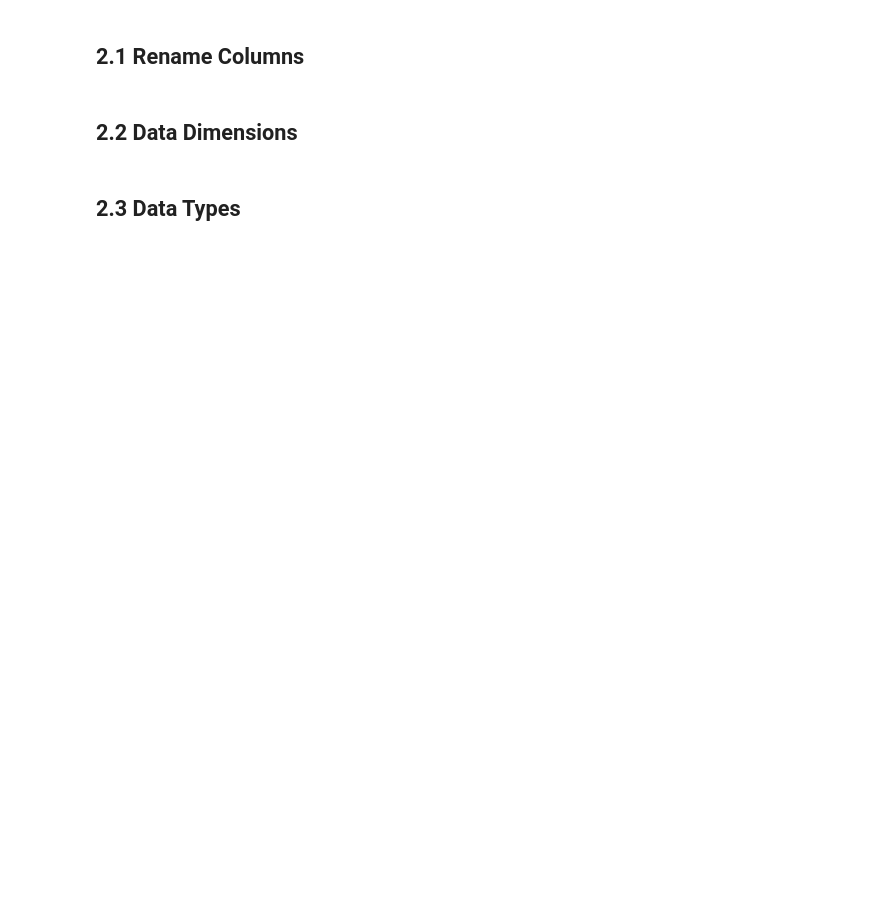
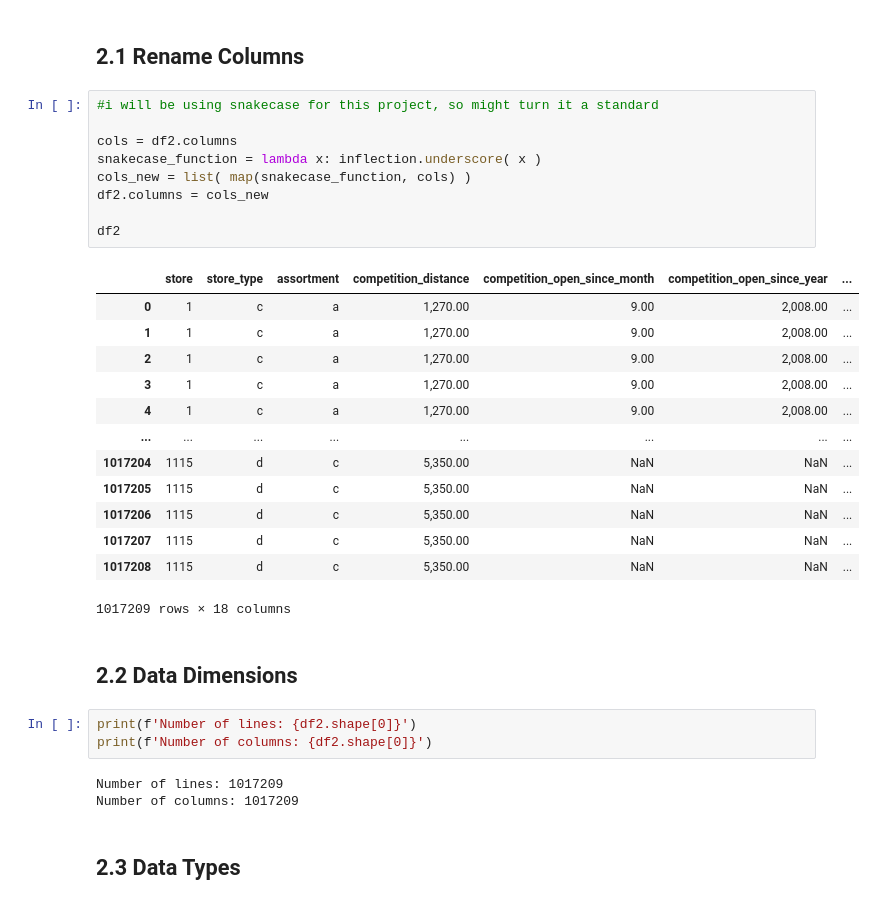
Before and after one commit to rafael-asousa/Sales-Prediction, a Jupyter notebook: notebook/Notebook-Sales-Prediction.ipynb, the cells around one changed output. Saved outputs shown, nothing was run; the diff lists cells and outputs as text; blank space fills up the shorter version.

```diff
--- a/notebook/Notebook-Sales-Prediction.ipynb
+++ b/notebook/Notebook-Sales-Prediction.ipynb
@@ -9,6 +42,35 @@
 # %% [markdown]
 ## 2.1 Rename Columns
+# %%
+#i will be using snakecase for this project, so might turn it a standard
+
+cols = df2.columns
+snakecase_function = lambda x: inflection.underscore( x )
+cols_new = list( map(snakecase_function, cols) )
+df2.columns = cols_new
+
+df2
+# %% [output]
+|  | store | store_type | assortment | competition_distance | competition_open_since_month | competition_open_since_year | ... |
+| 0 | 1 | c | a | 1,270.00 | 9.00 | 2,008.00 | ... |
+| 1 | 1 | c | a | 1,270.00 | 9.00 | 2,008.00 | ... |
+| 2 | 1 | c | a | 1,270.00 | 9.00 | 2,008.00 | ... |
+| 3 | 1 | c | a | 1,270.00 | 9.00 | 2,008.00 | ... |
+| 4 | 1 | c | a | 1,270.00 | 9.00 | 2,008.00 | ... |
+| ... | ... | ... | ... | ... | ... | ... | ... |
+| 1017204 | 1115 | d | c | 5,350.00 | NaN | NaN | ... |
+| 1017205 | 1115 | d | c | 5,350.00 | NaN | NaN | ... |
+| 1017206 | 1115 | d | c | 5,350.00 | NaN | NaN | ... |
+| 1017207 | 1115 | d | c | 5,350.00 | NaN | NaN | ... |
+| 1017208 | 1115 | d | c | 5,350.00 | NaN | NaN | ... |
+1017209 rows × 18 columns
 # %% [markdown]
 ## 2.2 Data Dimensions
+# %%
+print(f'Number of lines: {df2.shape[0]}')
+print(f'Number of columns: {df2.shape[0]}')
+# %% [output]
+Number of lines: 1017209
+Number of columns: 1017209
 # %% [markdown]
 ## 2.3 Data Types
```
Also changed, not shown: parts of 10 cells of this notebook.
